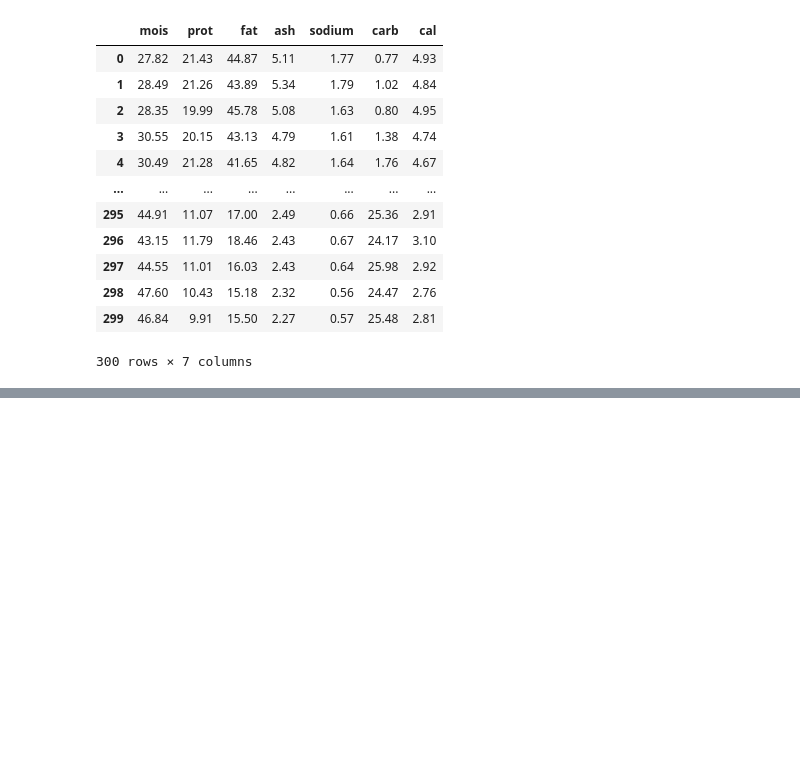
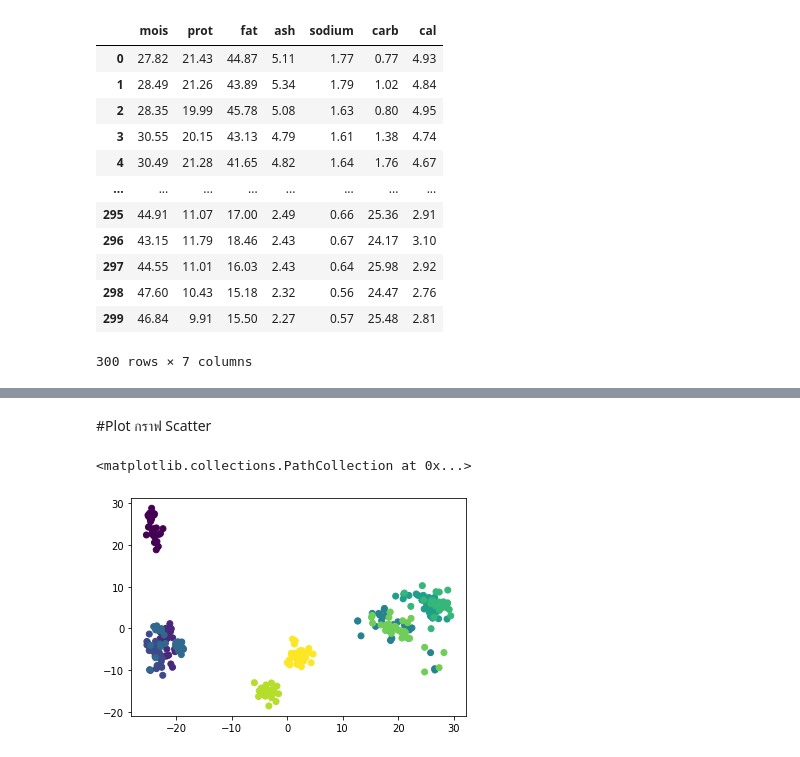
Before and after one commit to suphalaksana/Multivariate, a Jupyter notebook: Exam01.ipynb, the cells around one changed output, grey strips where cells are left out. Cells and saved outputs as stored; diff of their text form; code cells hidden in the pictures; blank space fills up the shorter version.

```diff
--- a/Exam01.ipynb
+++ b/Exam01.ipynb
@@ -156,0 +193,3 @@ pd.plotting.parallel_coordinates(data_exam,'brand')
+# %%
+B = set(data['brand'])
+B
@@ -156,0 +211,9 @@ pd.plotting.parallel_coordinates(data_exam,'brand')
+# %%
+B_l = list(B)  ### แปลงเป็น list
+B_l.sort() ### เรียงค่่า สมาชิกจากน้อยไปมาก
+color_list2 = {}
+num = 0
+for each_b in B_l:
+    if each_b not in color_list2:
+        color_list2[each_b] = num
+        num += 1
@@ -156,0 +235,2 @@ pd.plotting.parallel_coordinates(data_exam,'brand')
+# %%
+data_exam3 = data_exam1.replace(color_list2)
@@ -156,0 +253,7 @@ pd.plotting.parallel_coordinates(data_exam,'brand')
+# %% [markdown]
+#Plot กราฟ Scatter
+# %%
+plt.scatter(new_pca[:,0],new_pca[:,1],c = data_exam3['brand'])
+# %% [output]
+<matplotlib.collections.PathCollection at 0x...>
+[figure, added]
```
Also changed, not shown: parts of 31 cells of this notebook.
